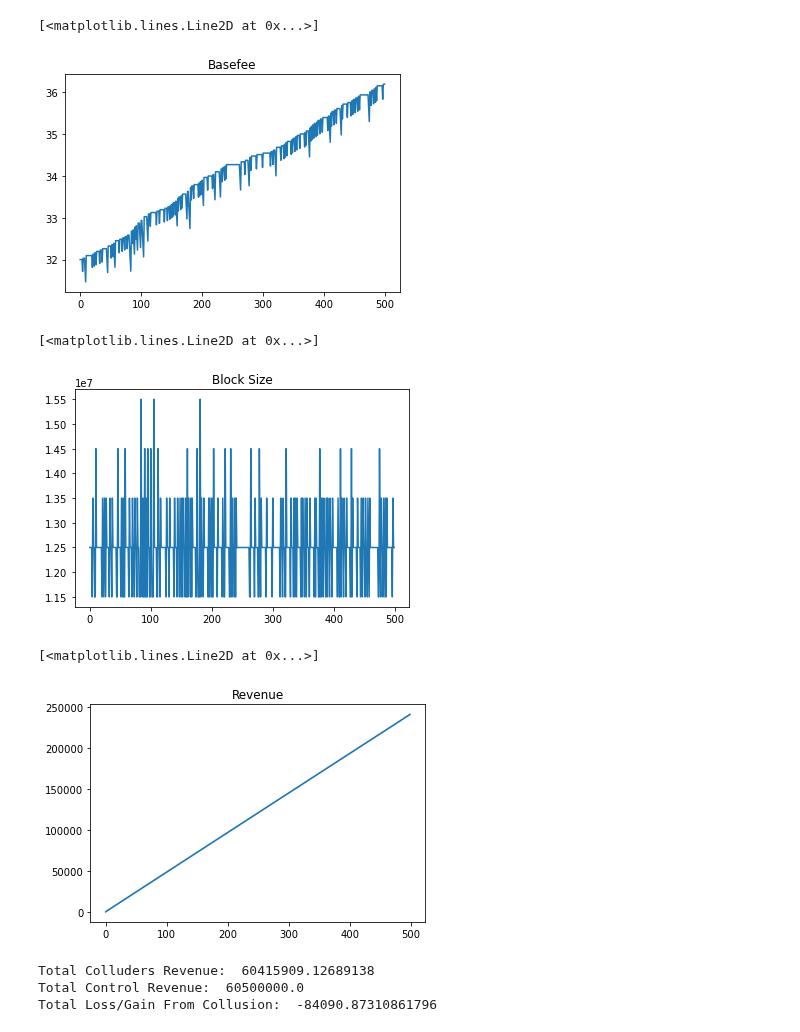
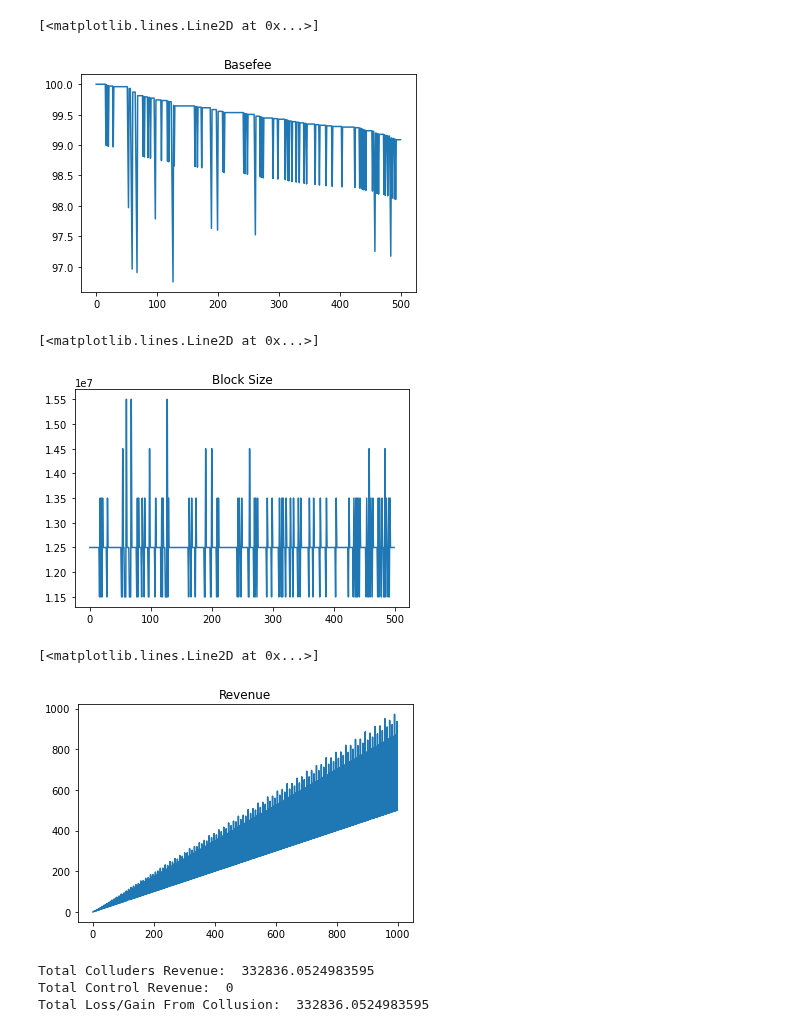
Before and after one commit to teohyikhaw/camcos, a Jupyter notebook: simulations/Collusion Simulation.ipynb, the cells around one changed output. Cells and saved outputs as stored; diff of their text form; code cells hidden in the pictures.

```diff
--- a/simulations/Collusion Simulation.ipynb
+++ b/simulations/Collusion Simulation.ipynb
@@ -2,10 +2,11 @@
 import matplotlib.pyplot as plt
 import random
 # %%
-def collusion_scenario(p, epsilon, time_steps=1000, gas_target=12500000, init_bf=32):
+def collusion_scenario(p, epsilon, time_steps=1000, gas_target=12500000, init_bf=100, txn_fee=101):
 
     block_sizes = [gas_target]
     mempool = 12500000
+    revenue_agg = [0]
     revenue = [0]
     mem_overfilled = mempool > 25000000
     base_fee = [init_bf]
@@ -21,7 +22,8 @@ def collusion_scenario(p, epsilon, time_steps=1000, gas_target=12500000, init_bf
         new_basefee = basefee(base_fee[i], mined_amount, gas_target)
         base_fee.append(new_basefee)
         block_sizes.append(mined_amount)
-        revenue.append((1000 - new_basefee)+ revenue[i-1])
+        revenue.append(((txn_fee + i) - new_basefee)+ revenue[i-1])
+        revenue.append((txn_fee + i) - new_basefee)
 
         mempool += 12500000
     return base_fee, block_sizes, revenue
@@ -30,42 +32,42 @@ def basefee(previous, mined_amount, gas_target):
 
     # this if statement is for the special case in which d increases to 9 in case of
     # decreasing basefee. To use this simulation in a regular setting, comment it out.
-    if(mined_amount < gas_target):
-        return previous*(1+1/9*((mined_amount-gas_target)/gas_target))
+#     if(mined_amount < gas_target):
+#         return previous*(1+1/9*((mined_amount-gas_target)/gas_target))
 
     return previous*(1+1/8*((mined_amount-gas_target)/gas_target))
 # %%
-sim = collusion_scenario(.25, 1000000, 500)
+sim = collusion_scenario(.15, 1000000, 500)
 basefee_data = sim[0]
 blocksize_data = sim[1]
-revenue_data = sim[2]
+revenue_data = sim[3]
 # %%
 plt.title("Basefee")
 plt.plot(basefee_data)
 # %% [output]
 [<matplotlib.lines.Line2D at 0x...>]
-[figure, old version]
+[figure, new version]
 # %%
 plt.title("Block Size")
 plt.plot(blocksize_data)
 # %% [output]
 [<matplotlib.lines.Line2D at 0x...>]
-[figure, old version]
+[figure, new version]
 # %%
 plt.title("Revenue")
-no_collusion = collusion_scenario(0, 0, 500)
+no_collusion = collusion_scenario(0, 0, 100)
 
 plt.plot(revenue_data)
 # this output is most likely *not* a straight line.
 # at a high number of blocks, the oscillation is hard to see.
 # %% [output]
 [<matplotlib.lines.Line2D at 0x...>]
-[figure, old version]
+[figure, new version]
 # %%
 print('Total Colluders Revenue: ', sum(revenue_data))
 print('Total Control Revenue: ', sum(no_collusion[2]))
 print('Total Loss/Gain From Collusion: ', sum(revenue_data)-sum(no_collusion[2]))
 # %% [output]
-Total Colluders Revenue:  60415909.12689138
-Total Control Revenue:  60500000.0
-Total Loss/Gain From Collusion:  -84090.87310861796
+Total Colluders Revenue:  332836.0524983595
+Total Control Revenue:  0
+Total Loss/Gain From Collusion:  332836.0524983595
```
Also changed, not shown: parts of 1 cell of this notebook, 2 other files.
